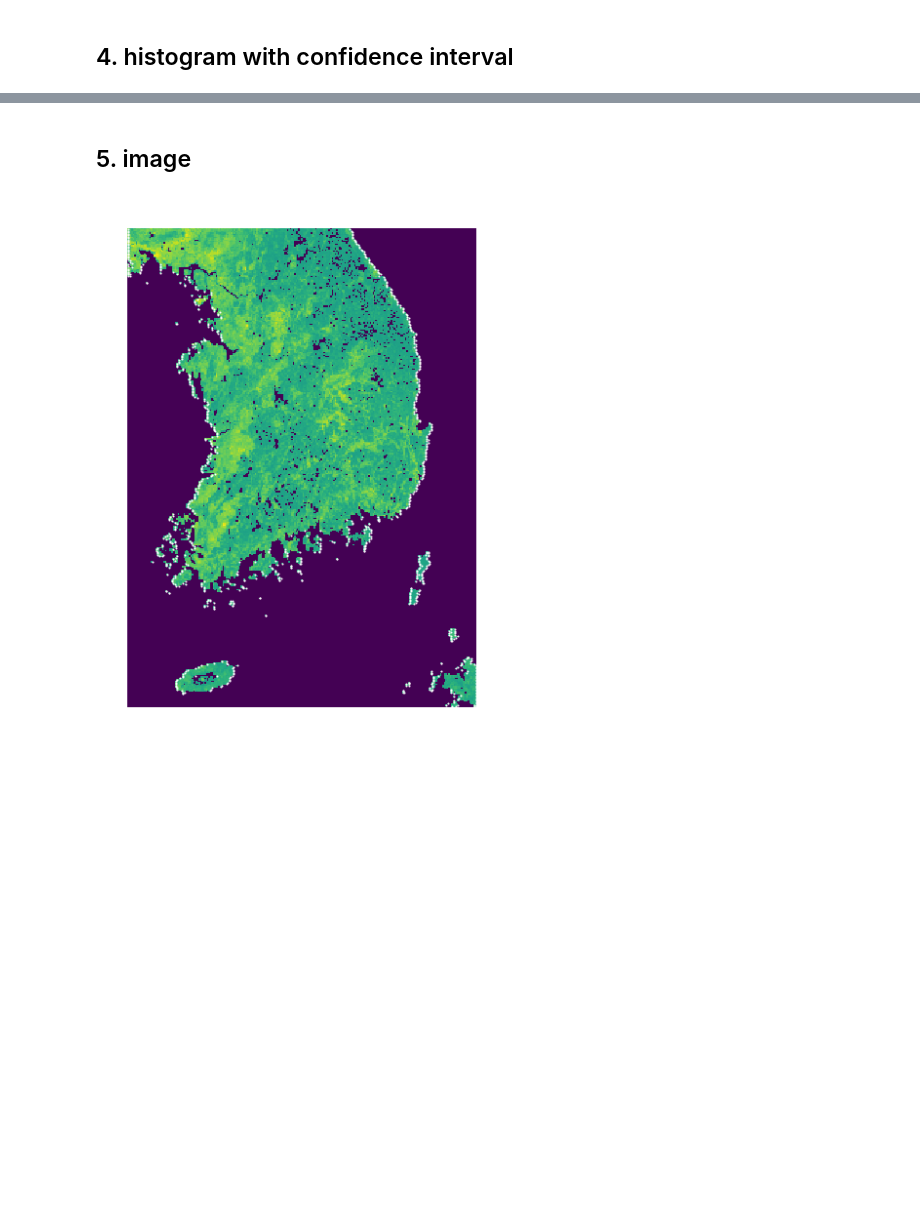
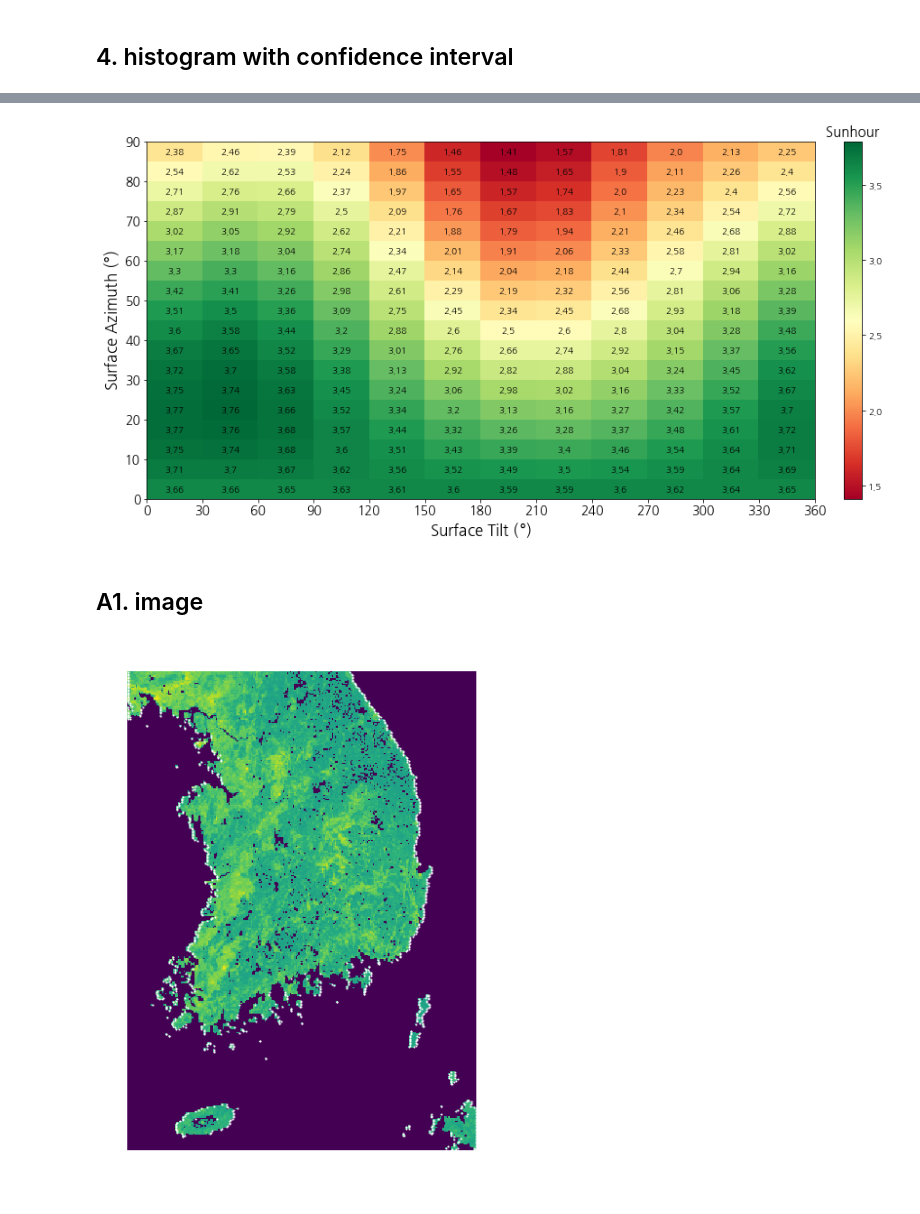
Before and after one commit to youjin2/dev, a Jupyter notebook: plot/matplotlib.ipynb, the cells around one changed output, grey strips where cells are left out. Drawn from its saved outputs; the diff is of its cells as text; code cells hidden in the pictures; blank space fills up the shorter version.

```diff
--- a/plot/matplotlib.ipynb
+++ b/plot/matplotlib.ipynb
@@ -268,5 +358,42 @@ fig.subplots_adjust(right=1.3, top=1.3)
+# %%
+data = pd.read_csv('data/data5.csv', index_col=0)
+data.columns.name = 'tilt'
+# %%
+# note that shape of Z is equal to (len(Y), len(X))
+X = np.array(data.index, dtype=float)
+Y = np.array(data.columns, dtype=float)
+Z = data.as_matrix().T
+
+fig, ax = plt.subplots(1, 1)
+ax.grid(axis='y', linestyle='-.', zorder=0)
+ax.tick_params(labelsize=14)
+
+im = ax.pcolormesh(X, Y, Z, cmap='RdYlGn')
+cbar =fig.colorbar(im, fraction=0.046, pad=0.04)
+cbar.ax.set_title('Sunhour', fontsize=15)
+
+ax.set_xticks(X)
+ax.set_xticklabels(['{}'.format(int(a)) for a in X])
+
+ax.set_xlabel('Surface Tilt ($\degree$)', fontsize=17)
+ax.set_ylabel('Surface Azimuth ($\degree$)', fontsize=17)
+
+# overlay numbers
+for i in range(len(X)):
+    if i == (len(X) - 1):
+        continue
+    for j in range(len(Y)):
+        if j == (len(Y) - 1):
+            continue
+
+        val = round((Z[j, i] + Z[j+1, i] + Z[j, i+1] + Z[j+1, i+1])/4., 2)
+        plt.text(X[i]+30/2., Y[j]+5/2., val, horizontalalignment='center', verticalalignment='center')
+
+fig.subplots_adjust(right=2, top=1.5)
+# %% [output]
+[figure, added]
 # %% [markdown]
-## 5. image
+## A1. image
 # %%
 with open('data/clearsky_map.pkl', 'rb') as f:
     cs = pickle.load(f)
```
Also changed, not shown: parts of 9 cells of this notebook, 4 other files.
